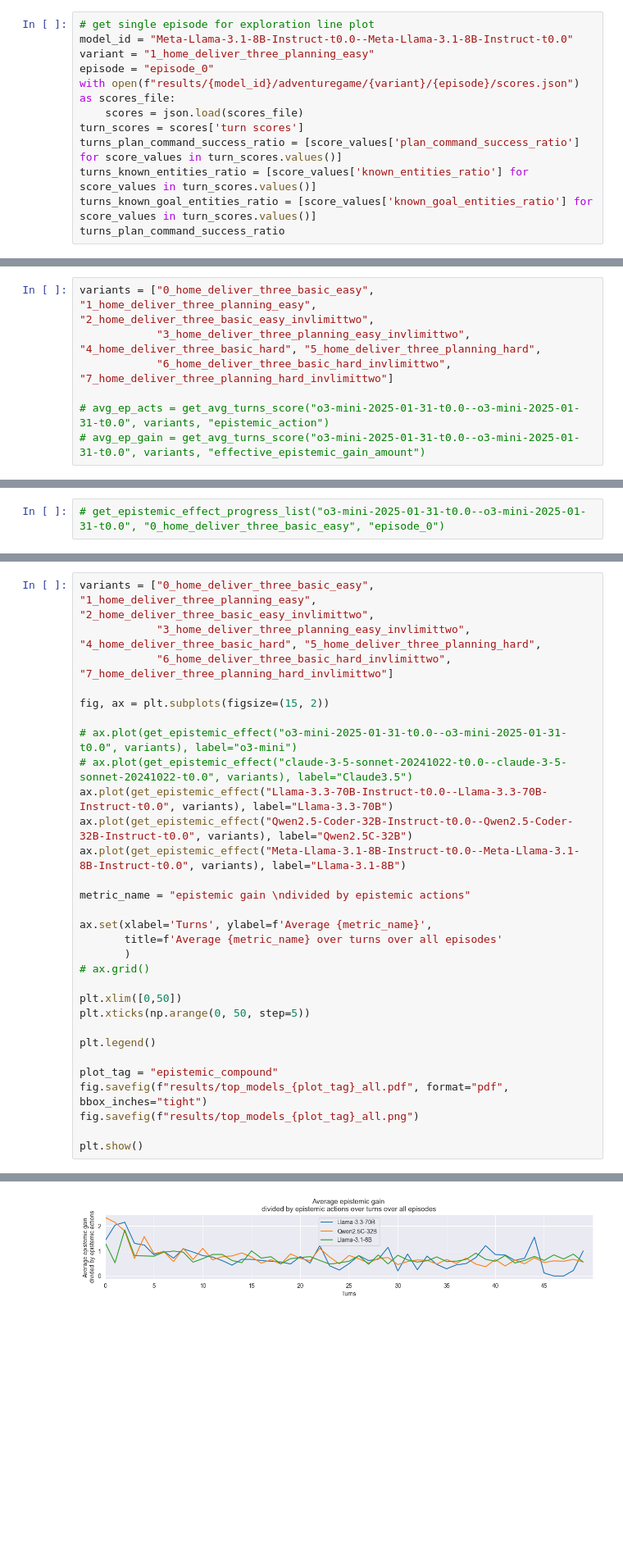
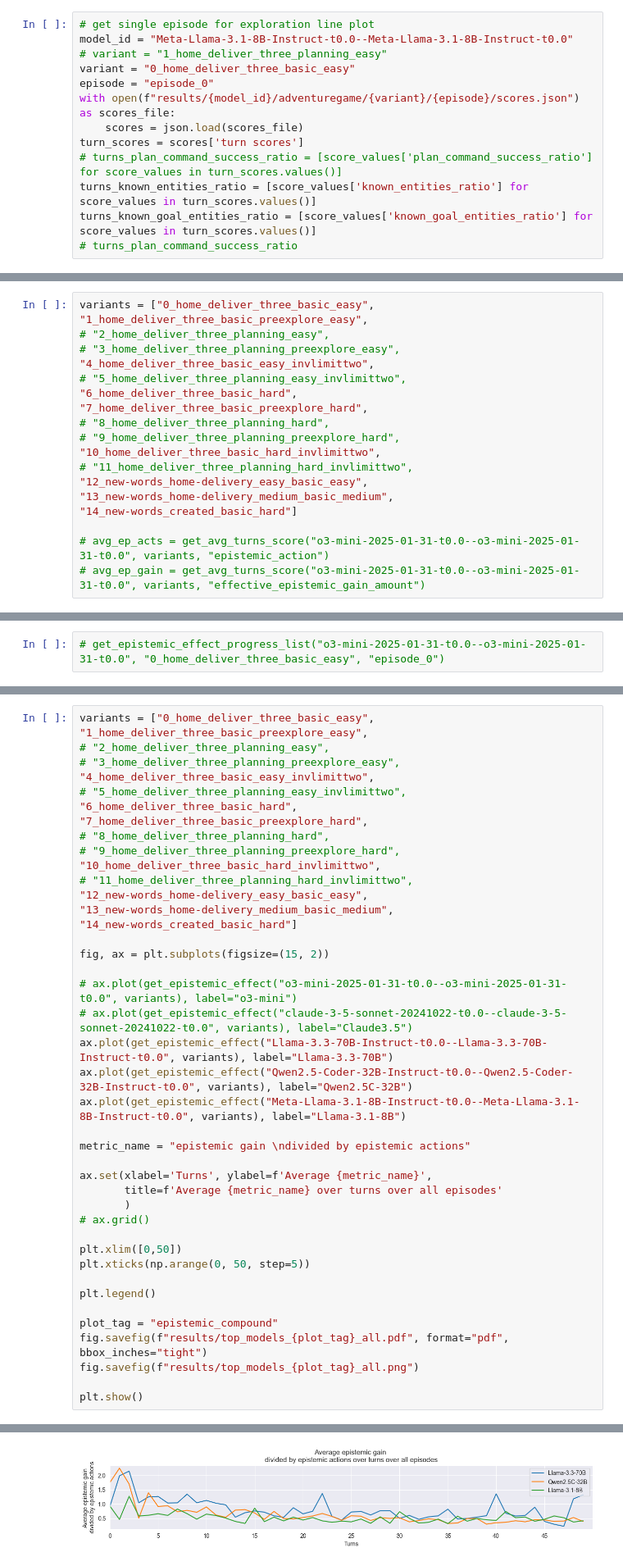
Before and after one commit to jmccardle/AdventureClemGame, a Jupyter notebook: adventuregame_eval_2_2.ipynb, the cells around one changed output, grey strips where cells are left out. Shown at 82% size. Saved outputs shown, nothing was run; the diff lists cells and outputs as text; blank space fills up the shorter version.

```diff
--- a/adventuregame_eval_2_2.ipynb
+++ b/adventuregame_eval_2_2.ipynb
@@ -1342,12 +1326,13 @@ plt.show()
 # %%
 # get single episode for exploration line plot
 model_id = "Meta-Llama-3.1-8B-Instruct-t0.0--Meta-Llama-3.1-8B-Instruct-t0.0"
-variant = "1_home_deliver_three_planning_easy"
+# variant = "1_home_deliver_three_planning_easy"
+variant = "0_home_deliver_three_basic_easy"
 episode = "episode_0"
 with open(f"results/{model_id}/adventuregame/{variant}/{episode}/scores.json") as scores_file:
     scores = json.load(scores_file)
 turn_scores = scores['turn scores']
-turns_plan_command_success_ratio = [score_values['plan_command_success_ratio'] for score_values in turn_scores.values()]
+# turns_plan_command_success_ratio = [score_values['plan_command_success_ratio'] for score_values in turn_scores.values()]
 turns_known_entities_ratio = [score_values['known_entities_ratio'] for score_values in turn_scores.values()]
 turns_known_goal_entities_ratio = [score_values['known_goal_entities_ratio'] for score_values in turn_scores.values()]
-turns_plan_command_success_ratio
+# turns_plan_command_success_ratio
@@ -2516,9 +2225,21 @@ effective_epistemic_gain_amount not in turn 26 of Llama-3.3-70B-Instruct-t0.0--L
 # %% [markdown]
 #### Compound measures
 # %%
-variants = ["0_home_deliver_three_basic_easy", "1_home_deliver_three_planning_easy", "2_home_deliver_three_basic_easy_invlimittwo",
-            "3_home_deliver_three_planning_easy_invlimittwo", "4_home_deliver_three_basic_hard", "5_home_deliver_three_planning_hard",
-            "6_home_deliver_three_basic_hard_invlimittwo", "7_home_deliver_three_planning_hard_invlimittwo"]
+variants = ["0_home_deliver_three_basic_easy",
+"1_home_deliver_three_basic_preexplore_easy",
+# "2_home_deliver_three_planning_easy",
+# "3_home_deliver_three_planning_preexplore_easy",
+"4_home_deliver_three_basic_easy_invlimittwo",
+# "5_home_deliver_three_planning_easy_invlimittwo",
+"6_home_deliver_three_basic_hard",
+"7_home_deliver_three_basic_preexplore_hard",
+# "8_home_deliver_three_planning_hard",
+# "9_home_deliver_three_planning_preexplore_hard",
+"10_home_deliver_three_basic_hard_invlimittwo",
+# "11_home_deliver_three_planning_hard_invlimittwo",
+"12_new-words_home-delivery_easy_basic_easy",
+"13_new-words_home-delivery_medium_basic_medium",
+"14_new-words_created_basic_hard"]
 
 # avg_ep_acts = get_avg_turns_score("o3-mini-2025-01-31-t0.0--o3-mini-2025-01-31-t0.0", variants, "epistemic_action")
 # avg_ep_gain = get_avg_turns_score("o3-mini-2025-01-31-t0.0--o3-mini-2025-01-31-t0.0", variants, "effective_epistemic_gain_amount")
@@ -2559,9 +2280,21 @@ def get_avg_turns_score(model_id: str, variants: list, score: str):
 
     return averages_array
 # %%
-variants = ["0_home_deliver_three_basic_easy", "1_home_deliver_three_planning_easy", "2_home_deliver_three_basic_easy_invlimittwo",
-            "3_home_deliver_three_planning_easy_invlimittwo", "4_home_deliver_three_basic_hard", "5_home_deliver_three_planning_hard",
-            "6_home_deliver_three_basic_hard_invlimittwo", "7_home_deliver_three_planning_hard_invlimittwo"]
+variants = ["0_home_deliver_three_basic_easy",
+"1_home_deliver_three_basic_preexplore_easy",
+# "2_home_deliver_three_planning_easy",
+# "3_home_deliver_three_planning_preexplore_easy",
+"4_home_deliver_three_basic_easy_invlimittwo",
+# "5_home_deliver_three_planning_easy_invlimittwo",
+"6_home_deliver_three_basic_hard",
+"7_home_deliver_three_basic_preexplore_hard",
+# "8_home_deliver_three_planning_hard",
+# "9_home_deliver_three_planning_preexplore_hard",
+"10_home_deliver_three_basic_hard_invlimittwo",
+# "11_home_deliver_three_planning_hard_invlimittwo",
+"12_new-words_home-delivery_easy_basic_easy",
+"13_new-words_home-delivery_medium_basic_medium",
+"14_new-words_created_basic_hard"]
 
 fig, ax = plt.subplots(figsize=(15, 2))
 
@@ -2604,4 +2329,4 @@ effective_epistemic_gain_amount not in turn 8 of Qwen2.5-Coder-32B-Instruct-t0.0
-[figure, old version]
+[figure, new version]
 # %% [markdown]
 ### old
 # %%
```
Also changed, not shown: parts of 108 cells of this notebook.
